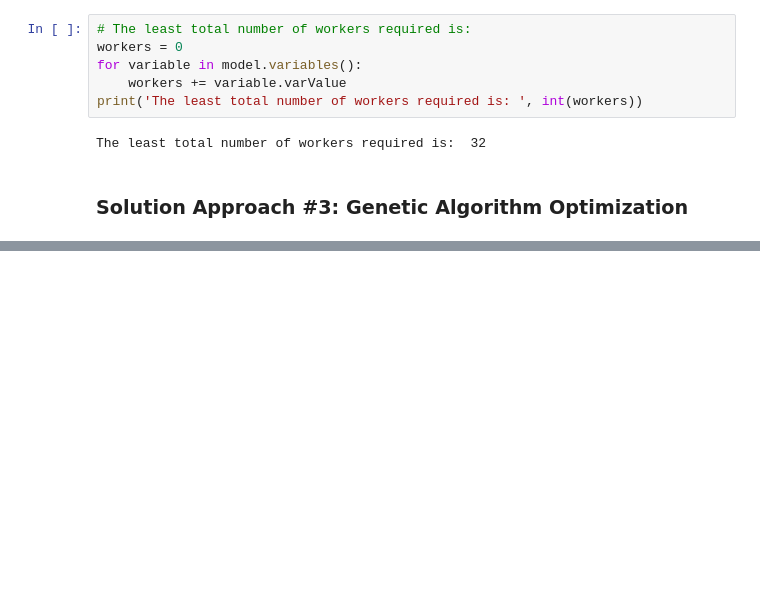
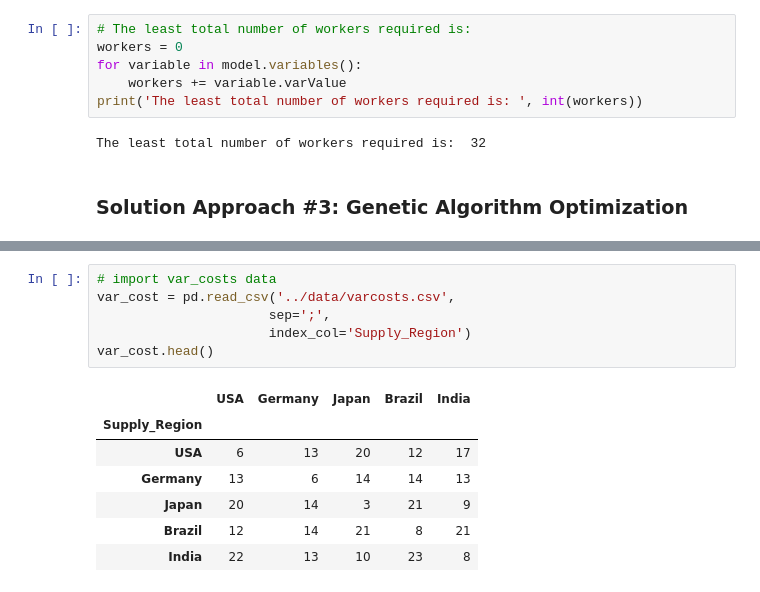
Before and after one commit to Sebastian1981/Operations_Research, a Jupyter notebook: experiments/optimization_pocs.ipynb, the cells around one changed output, grey strips where cells are left out. Saved outputs shown, nothing was run; the diff lists cells and outputs as text; blank space fills up the shorter version.

Commit message:
add supply chain use case

```diff
--- a/experiments/optimization_pocs.ipynb
+++ b/experiments/optimization_pocs.ipynb
@@ -415,0 +442,14 @@ Total Benefit =  105.0
+# %%
+# import var_costs data
+var_cost = pd.read_csv('../data/varcosts.csv',
+                      sep=';',
+                      index_col='Supply_Region')
+var_cost.head()
+# %% [output]
+|  | USA | Germany | Japan | Brazil | India |
+| Supply_Region |  |  |  |  |  |
+| USA | 6 | 13 | 20 | 12 | 17 |
+| Germany | 13 | 6 | 14 | 14 | 13 |
+| Japan | 20 | 14 | 3 | 21 | 9 |
+| Brazil | 12 | 14 | 21 | 8 | 21 |
+| India | 22 | 13 | 10 | 23 | 8 |
```
Also changed, not shown: parts of 27 cells of this notebook, 4 other files.
